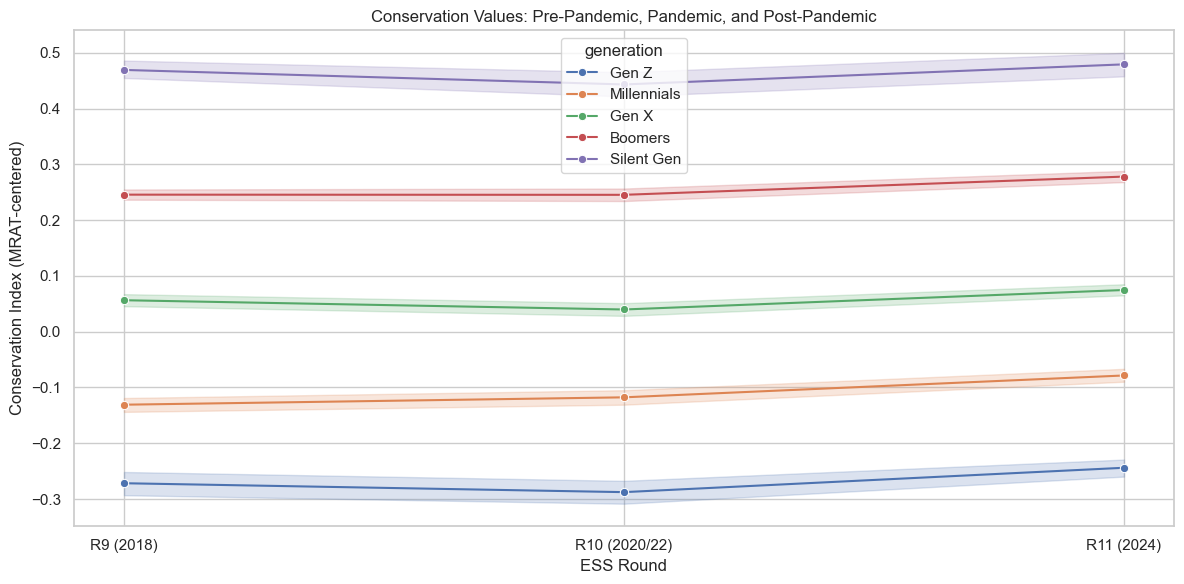
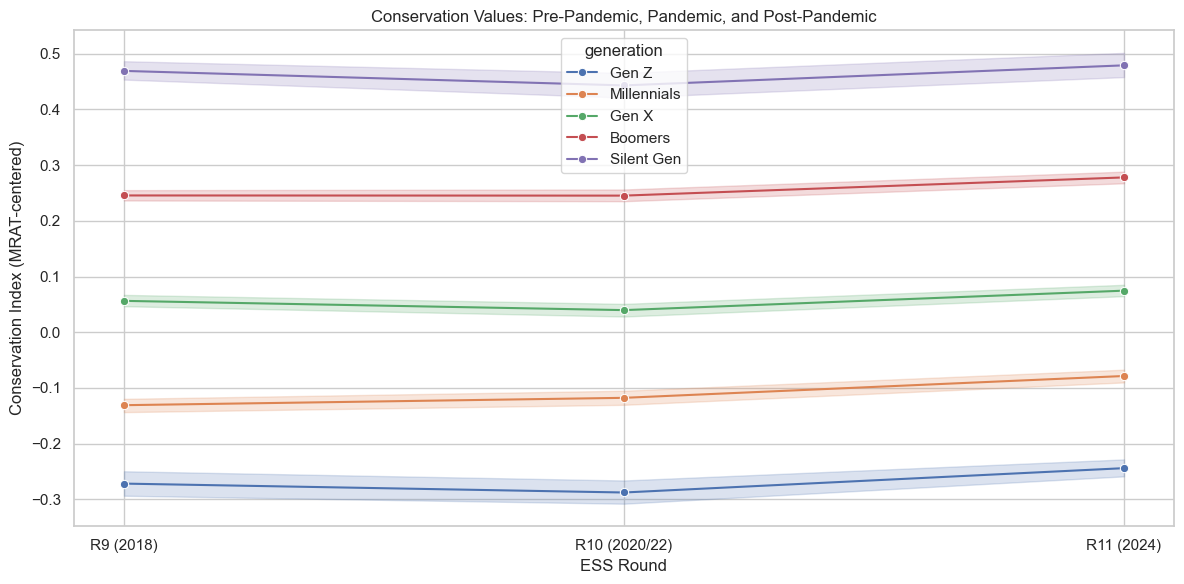
The notebook cell's code change between the first figure and the second:
--- before
+++ after
@@ -15,17 +15,2 @@
 plt.tight_layout()
 plt.show()
-
-# Graph 2: Political Trust Trend (all 3 rounds)
-plt.figure(figsize=(12, 6))
-sns.lineplot(
-    data=df[df['essround'].isin([9, 10, 11])],
-    x='essround', y='Political_Trust',
-    hue='generation', marker='o',
-    hue_order=gen_order
-)
-plt.title("Political Trust Flux (2018–2024)")
-plt.xticks([9, 10, 11], ['R9 (2018)', 'R10 (2020/22)', 'R11 (2024)'])
-plt.ylabel("Trust in Parliament (0-10)")
-plt.xlabel("ESS Round")
-plt.tight_layout()
-plt.show()

Commit: Clean up section titles and fix broken links